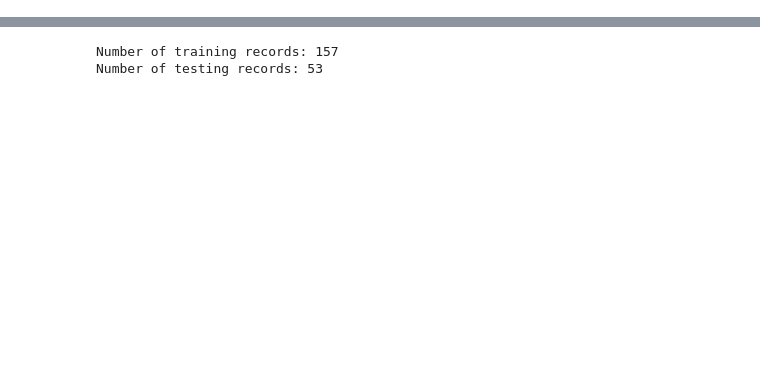
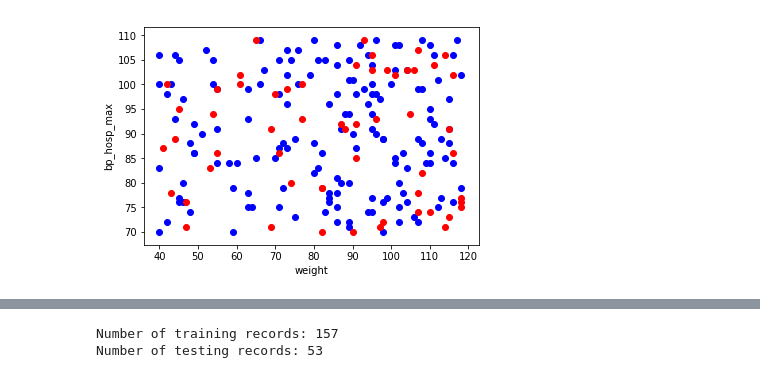
Before and after one commit to cx1111/demystifying-healthcare-information-systems, a Jupyter notebook: 4-data-analysis.ipynb, the cells around one changed output, grey strips where cells are left out. Drawn from its saved outputs; the diff is of its cells as text; code cells hidden in the pictures; blank space fills up the shorter version.

```diff
--- a/4-data-analysis.ipynb
+++ b/4-data-analysis.ipynb
@@ -16,6 +17,17 @@ df.head()
 | 2 | female | asian | 44890 | doctor | 46 | 55 | 80 | 0 | 1 | ... |
 | 3 | female | native_american | 40614 | builder | 104 | 41 | 103 | 0 | 1 | ... |
 | 4 | male | asian | 43761 | firefighter | 67 | 49 | 103 | 0 | 0 | ... |
+# %%
+ix0 = df['readmission'] == 0
+ix1 = df['readmission'] == 1
+
+plt.scatter(df.loc[ix0, 'weight'].values, df.loc[ix0, 'bp_hosp_max'].values, c='b')
+plt.scatter(df.loc[ix1, 'weight'].values, df.loc[ix1, 'bp_hosp_max'].values, c='r')
+plt.xlabel('weight')
+plt.ylabel('bp_hosp_max')
+plt.show()
+# %% [output]
+[figure, added]
 # %%
 # Separate the outcomes from the input features
 outcomes = df['readmission'].values
```
Also changed, not shown: parts of 2 cells of this notebook, 4 other files.
